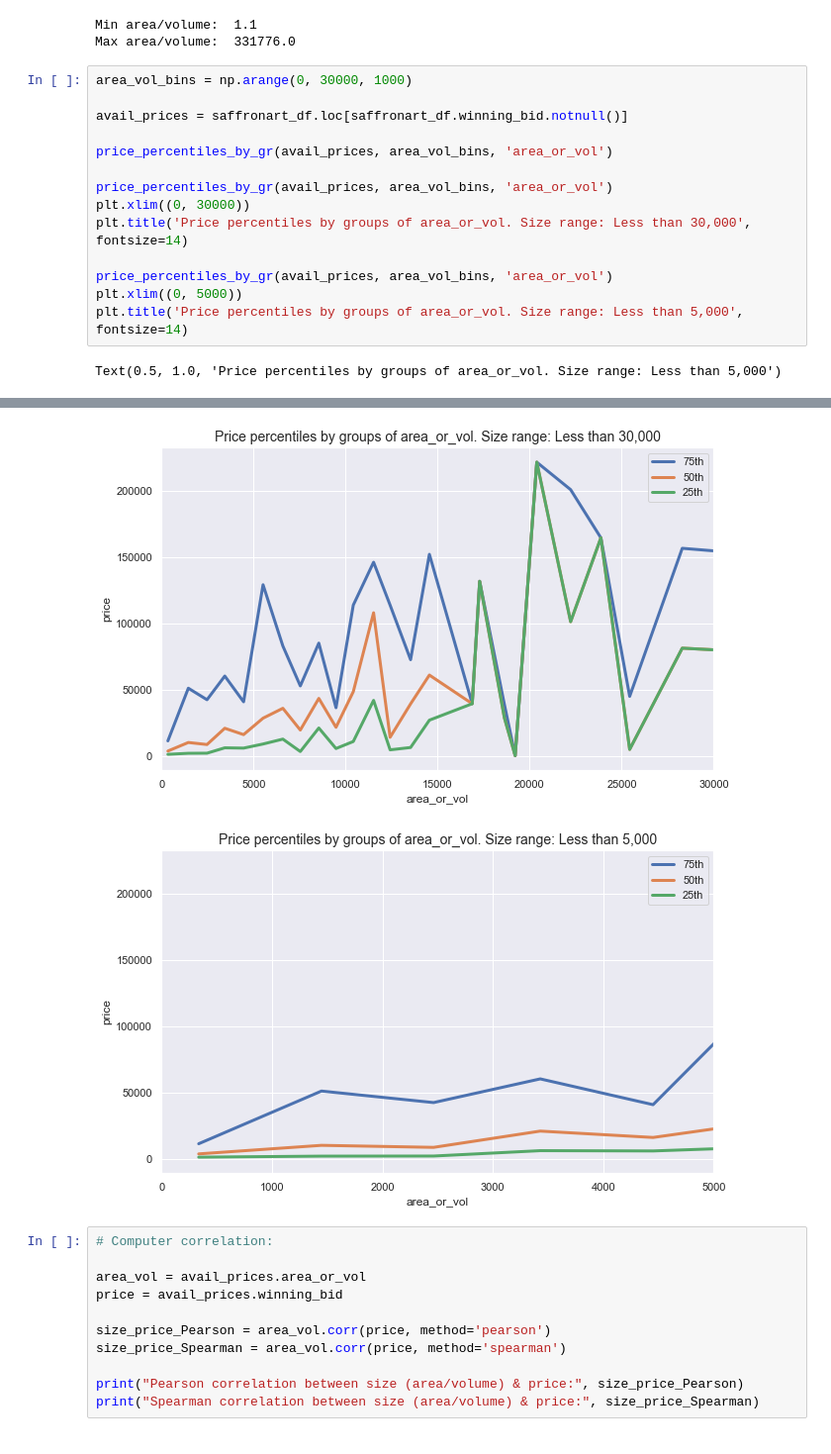
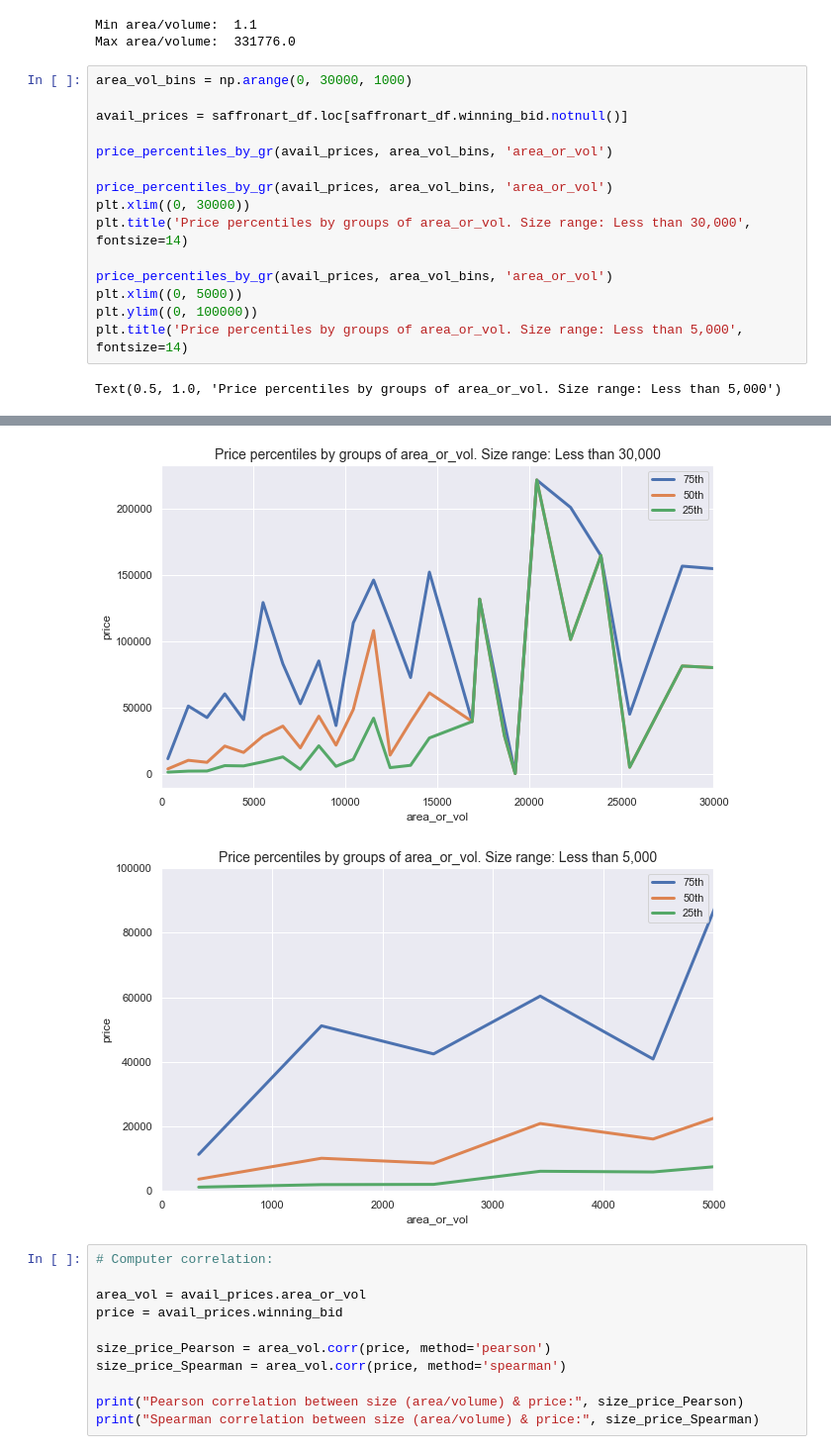
Before and after one commit to dcaohuu18/saffronart_stats_analysis, a Jupyter notebook: internal_continuous_regression.ipynb, the cells around one changed output, grey strips where cells are left out. Shown: that part at 99% size. Saved outputs shown, nothing was run; the diff lists cells and outputs as text.

Commit message:
set the ylim for one of the percentiles plots of size vs price

```diff
--- a/internal_continuous_regression.ipynb
+++ b/internal_continuous_regression.ipynb
@@ -266,22 +266,23 @@ Max area/volume:  331776.0
 # %%
 area_vol_bins = np.arange(0, 30000, 1000)
 
 avail_prices = saffronart_df.loc[saffronart_df.winning_bid.notnull()]
 
 price_percentiles_by_gr(avail_prices, area_vol_bins, 'area_or_vol')
 
 price_percentiles_by_gr(avail_prices, area_vol_bins, 'area_or_vol')
 plt.xlim((0, 30000))
 plt.title('Price percentiles by groups of area_or_vol. Size range: Less than 30,000', fontsize=14)
 
 price_percentiles_by_gr(avail_prices, area_vol_bins, 'area_or_vol')
 plt.xlim((0, 5000))
+plt.ylim((0, 100000))
 plt.title('Price percentiles by groups of area_or_vol. Size range: Less than 5,000', fontsize=14)
 # %% [output]
 Text(0.5, 1.0, 'Price percentiles by groups of area_or_vol. Size range: Less than 5,000')
 [figure]
 [figure]
-[figure, old version]
+[figure, new version]
 # %%
 # Computer correlation:
 
```
